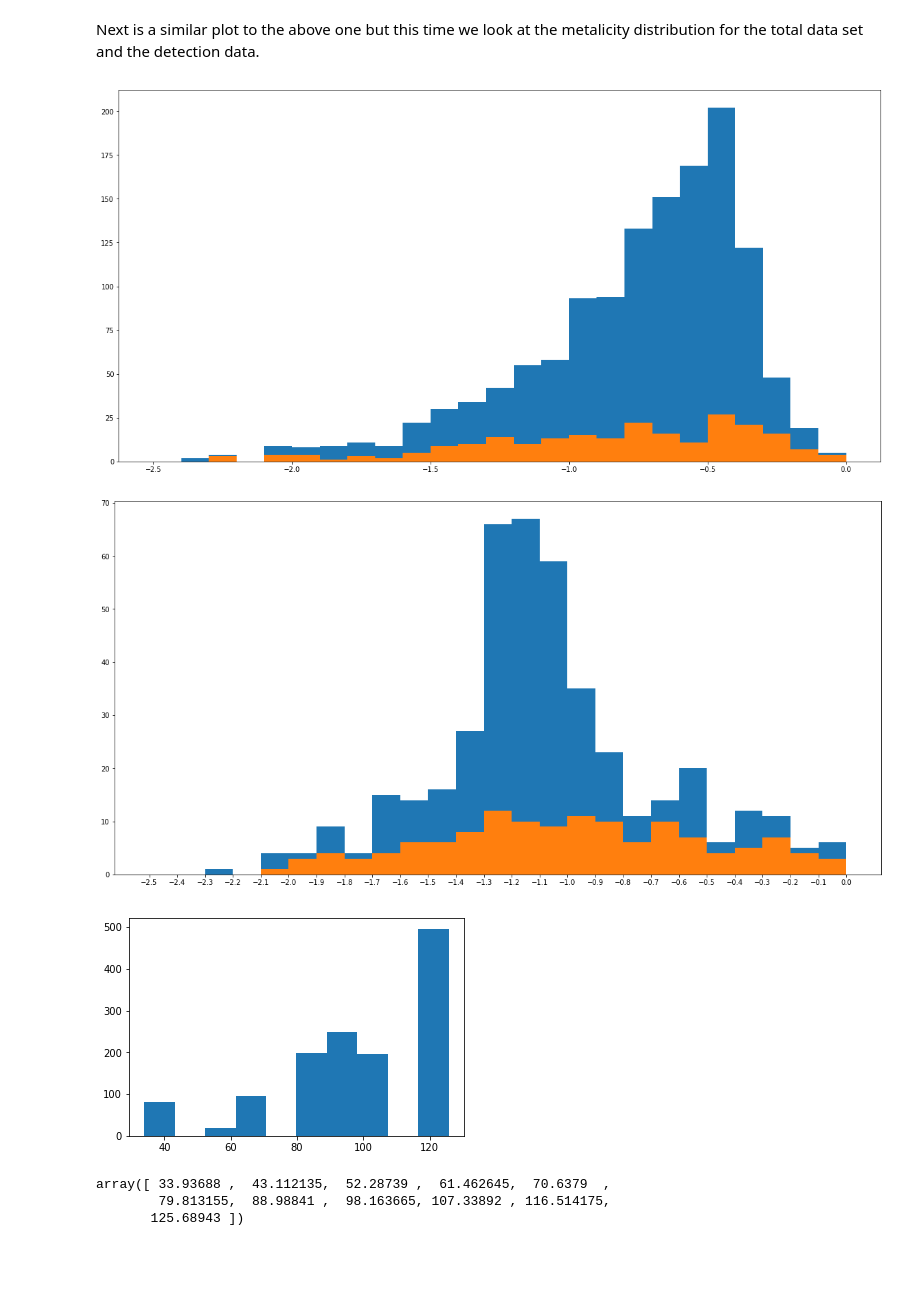
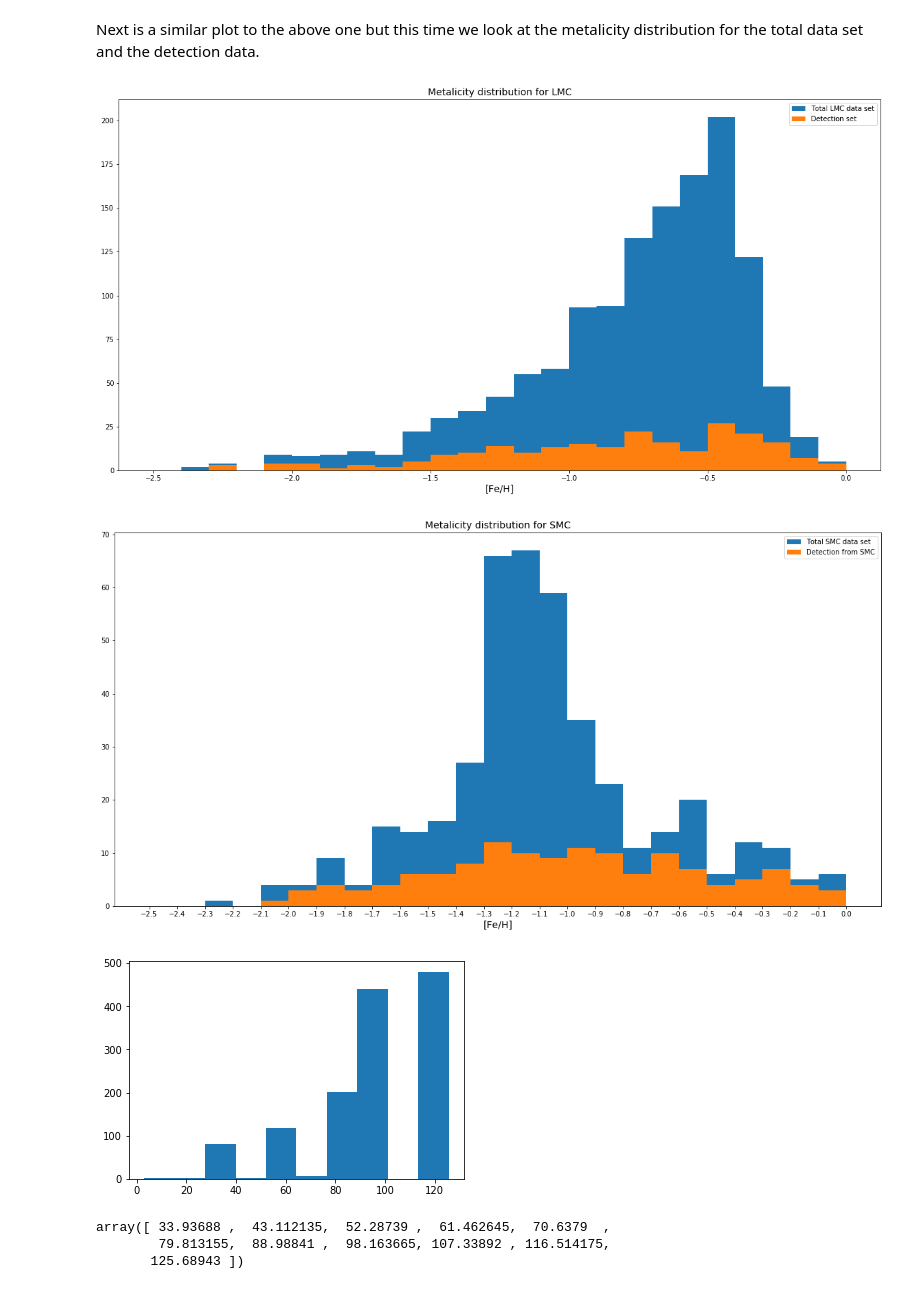
Before and after one commit to CodyDBrown/Binary-Search, a Jupyter notebook: Error Plots.ipynb, the cells around one changed output. Cells and saved outputs as stored; diff of their text form; code cells hidden in the pictures; blank space fills up the shorter version.

```diff
--- a/Error Plots.ipynb
+++ b/Error Plots.ipynb
@@ -185,26 +230,32 @@ plt.show()
 Next is a similar plot to the above one but this time we look at the metalicity distribution for the total data set and the detection data.
 # %%
 plt.figure(figsize=(20,10))
-plt.hist(AllAvg_LMC_5['FE_H'], bins = np.arange(-2.5,0.1,0.1))
-plt.hist(AllAvg_LMC_5[binary_bool_LMC_5]['FE_H'],bins = np.arange(-2.5,0.1,0.1))
+plt.hist(AllAvg_LMC_5['FE_H'], bins = np.arange(-2.5,0.1,0.1), label = 'Total LMC data set')
+plt.hist(AllAvg_LMC_5[binary_bool_LMC_5]['FE_H'],bins = np.arange(-2.5,0.1,0.1), label = 'Detection set')
+plt.legend()
+plt.title('Metalicity distribution for LMC', size = 14)
+plt.xlabel('[Fe/H]', size = 14)
 plt.show()
 
 plt.figure(figsize=(20,10))
-plt.hist(AllAvg_SMC_5['FE_H'], bins = np.arange(-2.5,0.1,0.1))
-plt.hist(AllAvg_SMC_5[binary_bool_SMC_5]['FE_H'], bins = np.arange(-2.5,0.1,0.1))
+plt.hist(AllAvg_SMC_5['FE_H'], bins = np.arange(-2.5,0.1,0.1), label = 'Total SMC data set')
+plt.hist(AllAvg_SMC_5[binary_bool_SMC_5]['FE_H'], bins = np.arange(-2.5,0.1,0.1), label = 'Detection from SMC')
 plt.xticks(np.arange(-2.5,0.1,0.1))
+plt.legend()
+plt.title('Metalicity distribution for SMC', size = 14)
+plt.xlabel('[Fe/H]', size = 14)
 plt.show()
 # %% [output]
-[figure, old version]
+[figure, new version]
-[figure, old version]
+[figure, new version]
 # %%
 epoch_span = []
-for n in range(len(AllAvg_LMC_5_SNR)):
-    foo = AllAvg_LMC_5_SNR['RADIAL_DATE'][n][-1] - AllAvg_LMC_5_SNR['RADIAL_DATE'][n][0]
+for n in range(len(AllAvg_LMC_5)):
+    foo = AllAvg_LMC_5['RADIAL_DATE'][n][-1] - AllAvg_LMC_5['RADIAL_DATE'][n][0]
     epoch_span.append(foo)
 x = plt.hist(epoch_span)
 # %% [output]
-[figure, old version]
+[figure, new version]
 # %%
 x[1]
 # %% [output]
```
Also changed, not shown: parts of 4 cells of this notebook.
